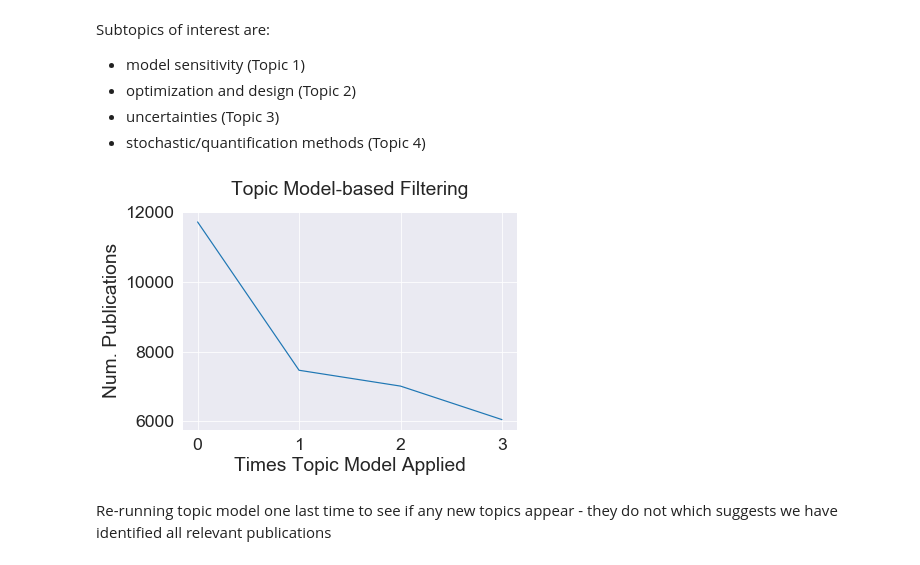
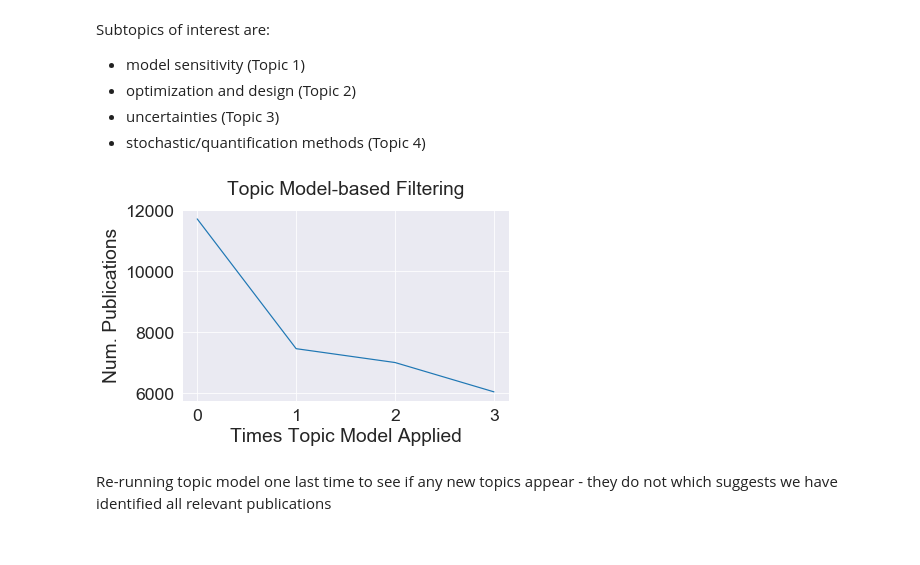
Before and after one commit to frog7/uasa-trends, a Jupyter notebook: notebooks/4 UASA topic modelling.ipynb, the cells around one changed output. Drawn from its saved outputs; the diff is of its cells as text; code cells hidden in the pictures.

Commit message:
Updated figure export
part of it was being cut off

```diff
--- a/notebooks/4 UASA topic modelling.ipynb
+++ b/notebooks/4 UASA topic modelling.ipynb
@@ -112,15 +112,16 @@ filter_progress.append(len(subsubtopics_combined))
 # %%
 plt.plot(range(len(filter_progress)), filter_progress)
 plt.title("Topic Model-based Filtering")
 plt.xlabel('Times Topic Model Applied')
 plt.ylabel('Num. Publications');
 
 ax = plt.gca()
 ttl = ax.title
 ttl.set_position([.5, 1.05])
+plt.tight_layout()
 plt.savefig('{}/Figure_15.png'.format(FIG_DIR), dpi=300, format='png')
 # %% [output]
-[figure, old version]
+[figure, new version]
 # %%
 subsubtopics_combined_df = wosis.rc_to_df(subsubtopics_combined)
 subsubtopics_combined_df.to_csv('{}/subsubtopics_combined.csv'.format(DATA_DIR))
```
Also changed, not shown: parts of 3 cells of this notebook.
